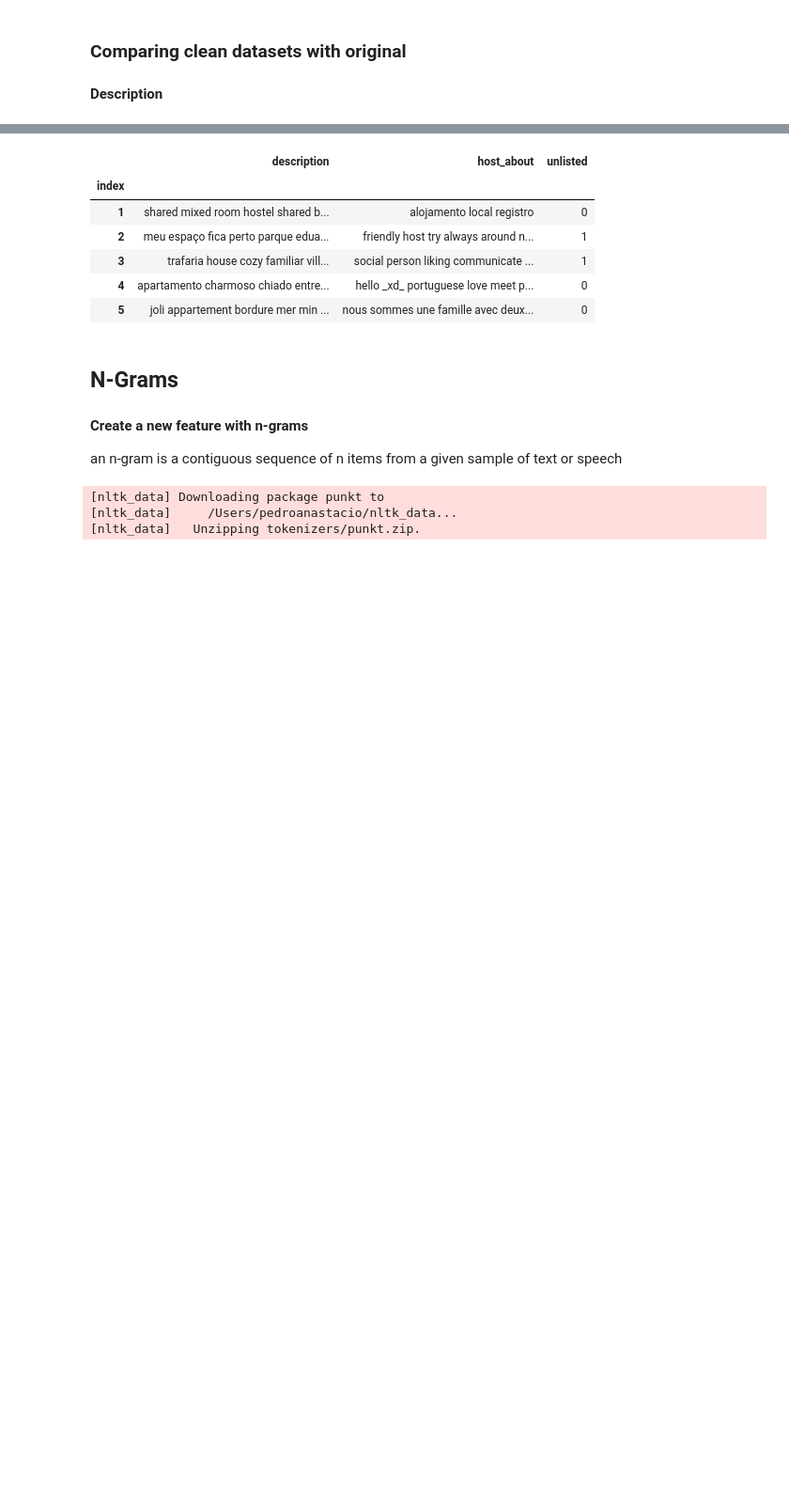
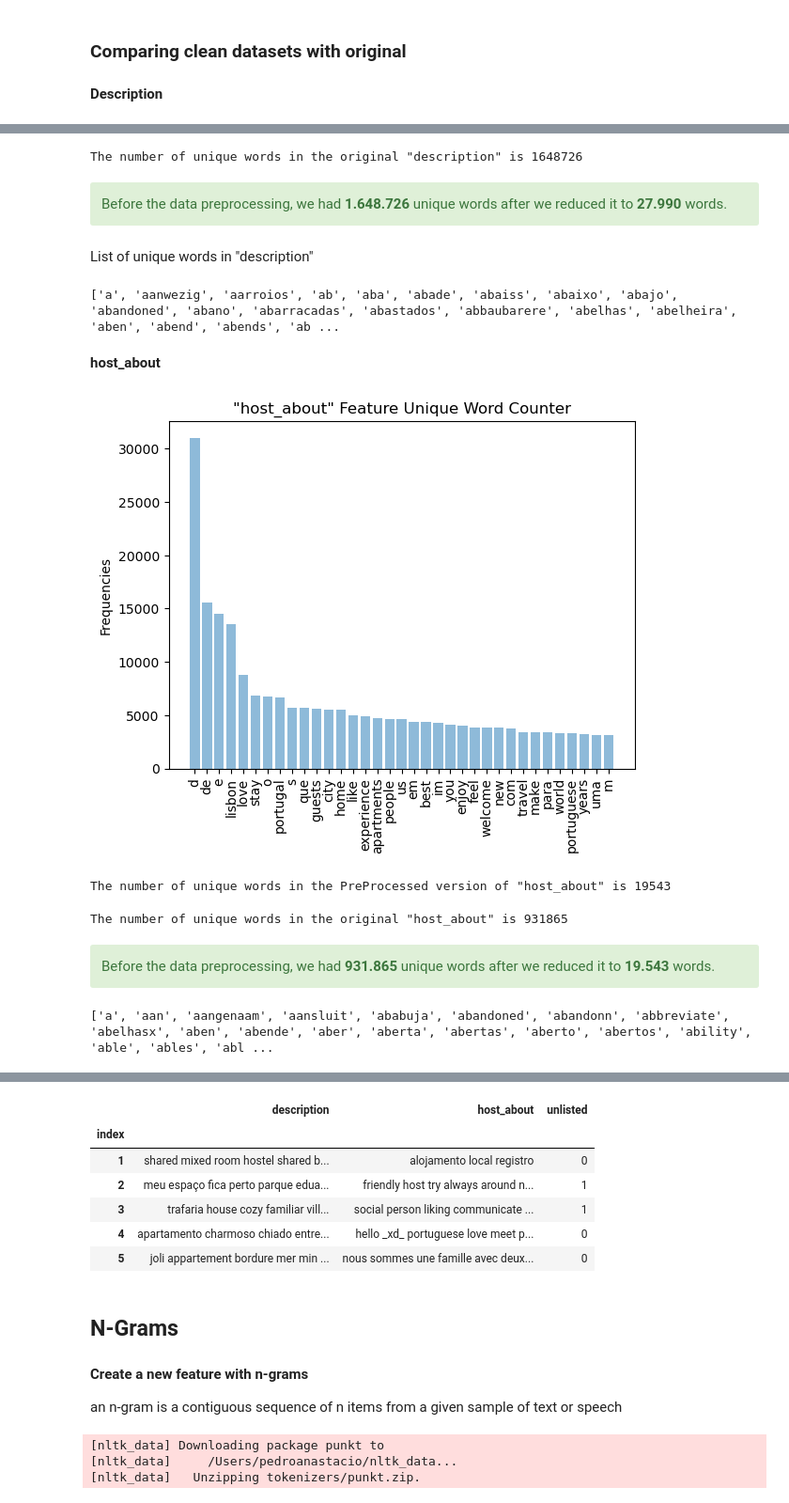
Before and after one commit to iryna-savchuk/TM_project, a Jupyter notebook: EDA.ipynb, the cells around one changed output, grey strips where cells are left out. Shown at 94% size. Saved outputs shown, nothing was run; the diff lists cells and outputs as text; code cells hidden in the pictures; blank space fills up the shorter version.

```diff
--- a/EDA.ipynb
+++ b/EDA.ipynb
@@ -1038,8 +1052,12 @@ def clean(df, columns, remove_stopwords=True, remove_punctuation=True, remove_mo
 clean_df_train = remove_HTML_tags(df_train,'description')
 clean_df_train = remove_HTML_tags(df_train,'host_about')
 clean_df_reviews_train = remove_HTML_tags(df_reviews_train,'comments')
+# %%
+# Applying the clean function but without normalizing or removing any stopwords to get the data ready for translation
+clean_df_train = clean(df_train, ['description','host_about'], remove_stopwords=False)
+clean_df_reviews_train = clean(df_reviews_train, ['comments'], remove_stopwords=False)
 # %%
 # Applying the Pre processing function clean() to "description" and "host_about"
-clean_df_train = clean(df_train, ['description','host_about'])
+#clean_df_train = clean(df_train, ['description','host_about'])
 # %%
 # Applying the Pre processing function clean() to "comments"
@@ -1056,0 +1101,20 @@ clean_df_train.head()
+# %%
+# Apply translation to the 'description' column when 'description_language' is in the list of languages to translate
+tqdm.pandas()  # Initialize tqdm to track the progress
+
+# Create a new column 'translated_description' and initialize it with the original 'description' values
+clean_df_train['translated_description'] = clean_df_train['description']
+
+# Update 'translated_description' with translated text when necessary
+mask = clean_df_train['description_language'].isin(languages_to_translate_description)
+clean_df_train.loc[mask, 'translated_description'] = clean_df_train.loc[mask, 'description'].progress_apply(translate_description)
+# %%
+# Apply translation to the 'host_about' column when 'host_language' is in the list of languages to translate
+tqdm.pandas()  # Initialize tqdm to track the progress
+
+# Create a new column 'translated_host' and initialize it with the original 'host_about' values
+clean_df_train['translated_host'] = clean_df_train['host_about']
+
+# Update 'translated_host' with translated text when necessary
+mask = clean_df_train['host_language'].isin(languages_to_translate_host)
+clean_df_train.loc[mask, 'translated_host'] = clean_df_train.loc[mask, 'host_about'].progress_apply(translate_host)
@@ -1114,0 +1164,47 @@ def preprocess(sentence, remove_punctuation=False, remove_stopwords=False, norma
+# %%
+print('The number of unique words in the original "description" is',len(allDescriptionW))
+# %% [output]
+The number of unique words in the original "description" is 1648726
+# %% [markdown]
+<div class="alert alert-block alert-success">
+    Before the data preprocessing, we had <b>1.648.726</b> unique words after we reduced it to <b>27.990</b> words.
+# %% [markdown]
+List of unique words in "description"
+# %%
+print(UniqueWDescriptionClean)
+# %% [output]
+['a', 'aanwezig', 'aarroios', 'ab', 'aba', 'abade', 'abaiss', 'abaixo', 'abajo', 'abandoned', 'abano', 'abarracadas', 'abastados', 'abbaubarere', 'abelhas', 'abelheira', 'aben', 'abend', 'abends', 'ab ...
+# %% [markdown]
+**host_about**
+# %%
+# Select the top 35 word frequencies and their corresponding labels
+x_labels = freqHostWClean.index[0:35]
+values = freqHostWClean[:35]
+
+# Create a bar chart
+plt.bar(x_labels, values, align='center', alpha=0.5)
+
+# Set the x-axis labels and rotate them for better readability
+plt.xticks(x_labels, rotation=90)
+plt.ylabel('Frequencies')
+plt.title('"host_about" Feature Unique Word Counter')
+
+plt.show()
+# %% [output]
+[figure, added]
+# %%
+UniqueWHostClean = sorted(set(allHostWClean))
+print('The number of unique words in the PreProcessed version of "host_about" is',len(UniqueWHostClean))
+# %% [output]
+The number of unique words in the PreProcessed version of "host_about" is 19543
+# %%
+print('The number of unique words in the original "host_about" is',len(allHostW))
+# %% [output]
+The number of unique words in the original "host_about" is 931865
+# %% [markdown]
+<div class="alert alert-block alert-success">
+    Before the data preprocessing, we had <b>931.865</b> unique words after we reduced it to <b>19.543</b> words.
+# %%
+print(UniqueWHostClean)
+# %% [output]
+['a', 'aan', 'aangenaam', 'aansluit', 'ababuja', 'abandoned', 'abandonn', 'abbreviate', 'abelhasx', 'aben', 'abende', 'aber', 'aberta', 'abertas', 'aberto', 'abertos', 'ability', 'able', 'ables', 'abl ...
```
Also changed, not shown: parts of 29 cells of this notebook.
